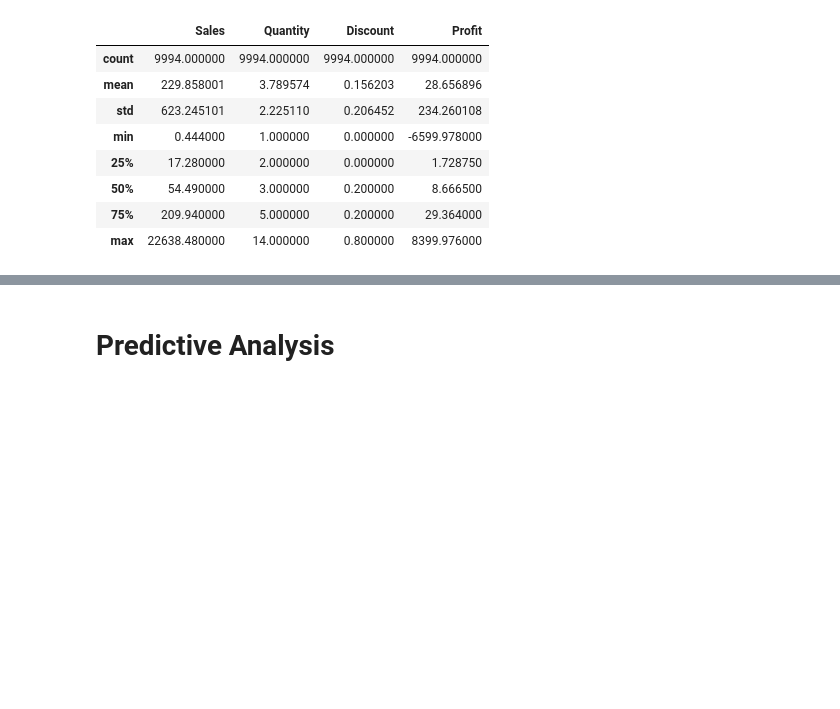
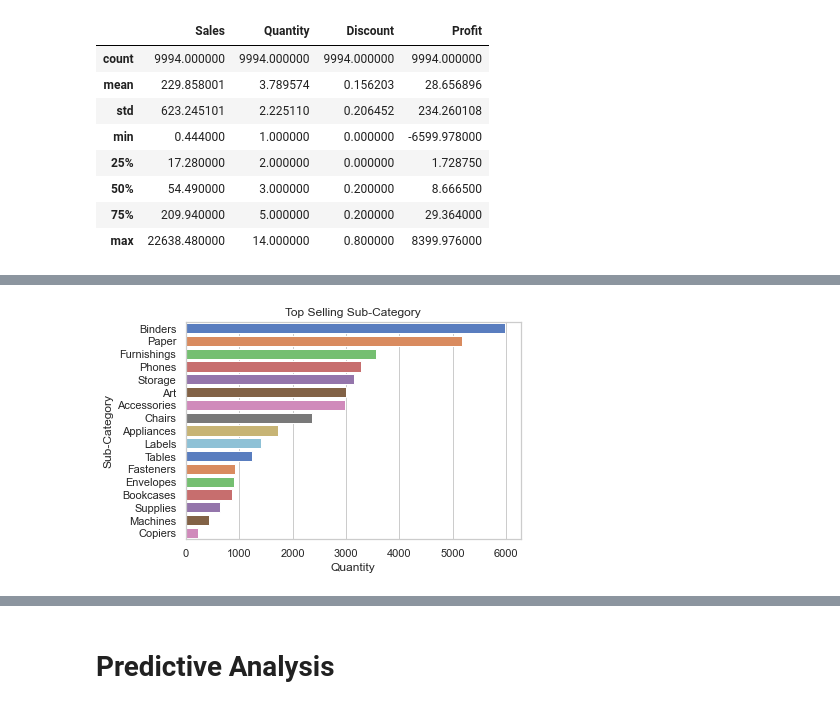
Before and after one commit to bjupreti/superstore_data_analysis, a Jupyter notebook: superstore_eda.ipynb, the cells around one changed output, grey strips where cells are left out. Saved outputs shown, nothing was run; the diff lists cells and outputs as text; code cells hidden in the pictures; blank space fills up the shorter version.

```diff
--- a/superstore_eda.ipynb
+++ b/superstore_eda.ipynb
@@ -254,0 +325,3 @@ superstore_df.describe()
+# %%
+subcat_quantity = superstore_df.groupby(['Sub-Category'])[['Quantity']].sum().sort_values('Quantity',ascending=False)
+subcat_quantity
@@ -254,0 +348,8 @@ superstore_df.describe()
+# %%
+# Plot Bar Plot for Top Selling Sub-Category
+sns.set_theme(style="whitegrid")
+sns.barplot(data = subcat_quantity, y = subcat_quantity.index, x = subcat_quantity.Quantity, palette = "muted")
+plt.title("Top Selling Sub-Category")
+plt.show()
+# %% [output]
+[figure, added]
```
Also changed, not shown: parts of 30 cells of this notebook.
